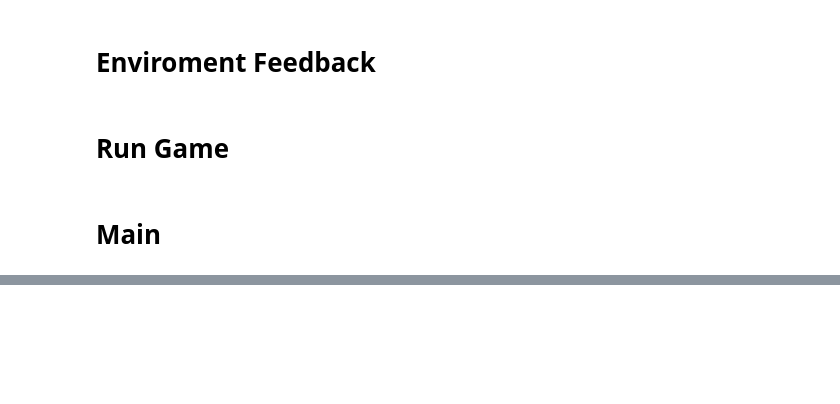
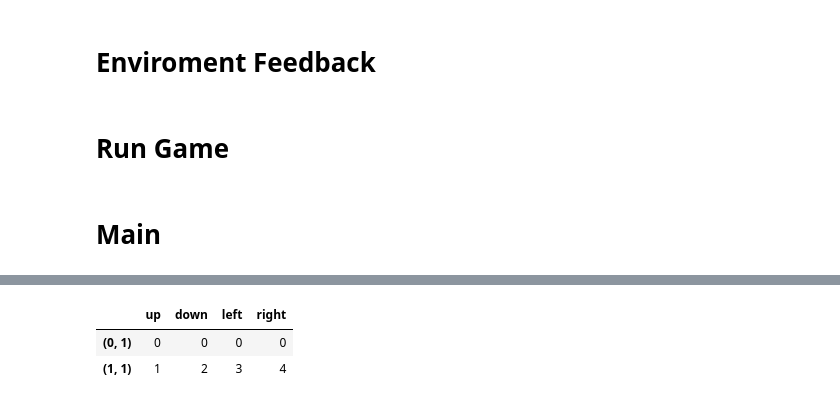
Before and after one commit to Deepstatsanalysis/RL-QLearning-Maze, a Jupyter notebook: ReinforceLearning.ipynb, the cells around one changed output, grey strips where cells are left out. Drawn from its saved outputs; the diff is of its cells as text; code cells hidden in the pictures; blank space fills up the shorter version.

```diff
--- a/ReinforceLearning.ipynb
+++ b/ReinforceLearning.ipynb
@@ -233,0 +235,22 @@ EPISODE: 9, STEP: 9
+# %%
+a = pd.DataFrame(columns=['up', 'down', 'left', 'right'])
+a = a.append(
+    pd.Series(
+        [0] * 4,
+        index=a.columns,
+        name=(0, 1)
+    )
+)
+a = a.append(
+    pd.Series(
+        [0] * 4,
+        index=a.columns,
+        name=(1, 1)
+    )
+)
+a.loc[((1, 1),), :] = [1, 2, 3, 4]
+a
+# %% [output]
+|  | up | down | left | right |
+| (0, 1) | 0 | 0 | 0 | 0 |
+| (1, 1) | 1 | 2 | 3 | 4 |
```
Also changed, not shown: parts of 2 cells of this notebook, 1 other file.
